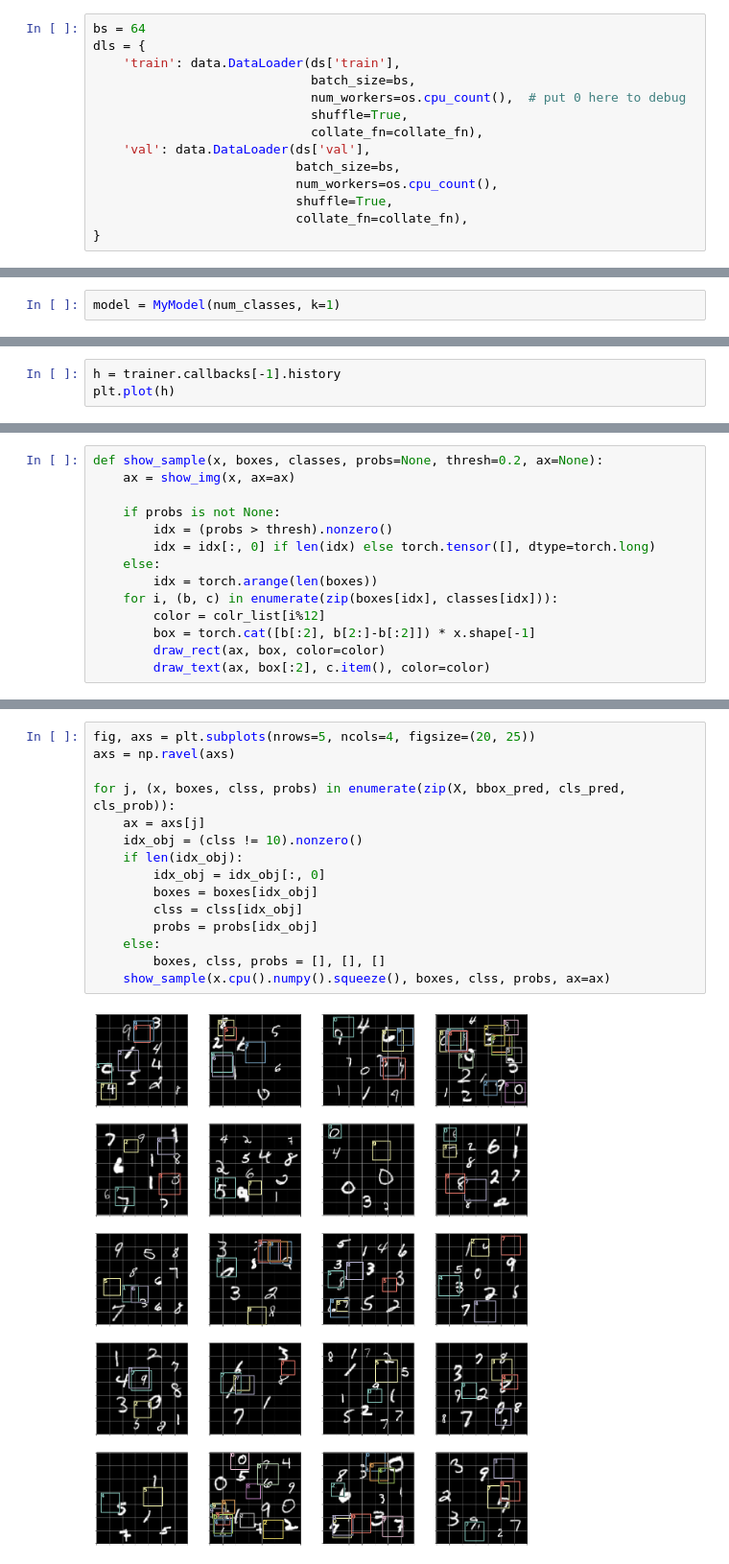
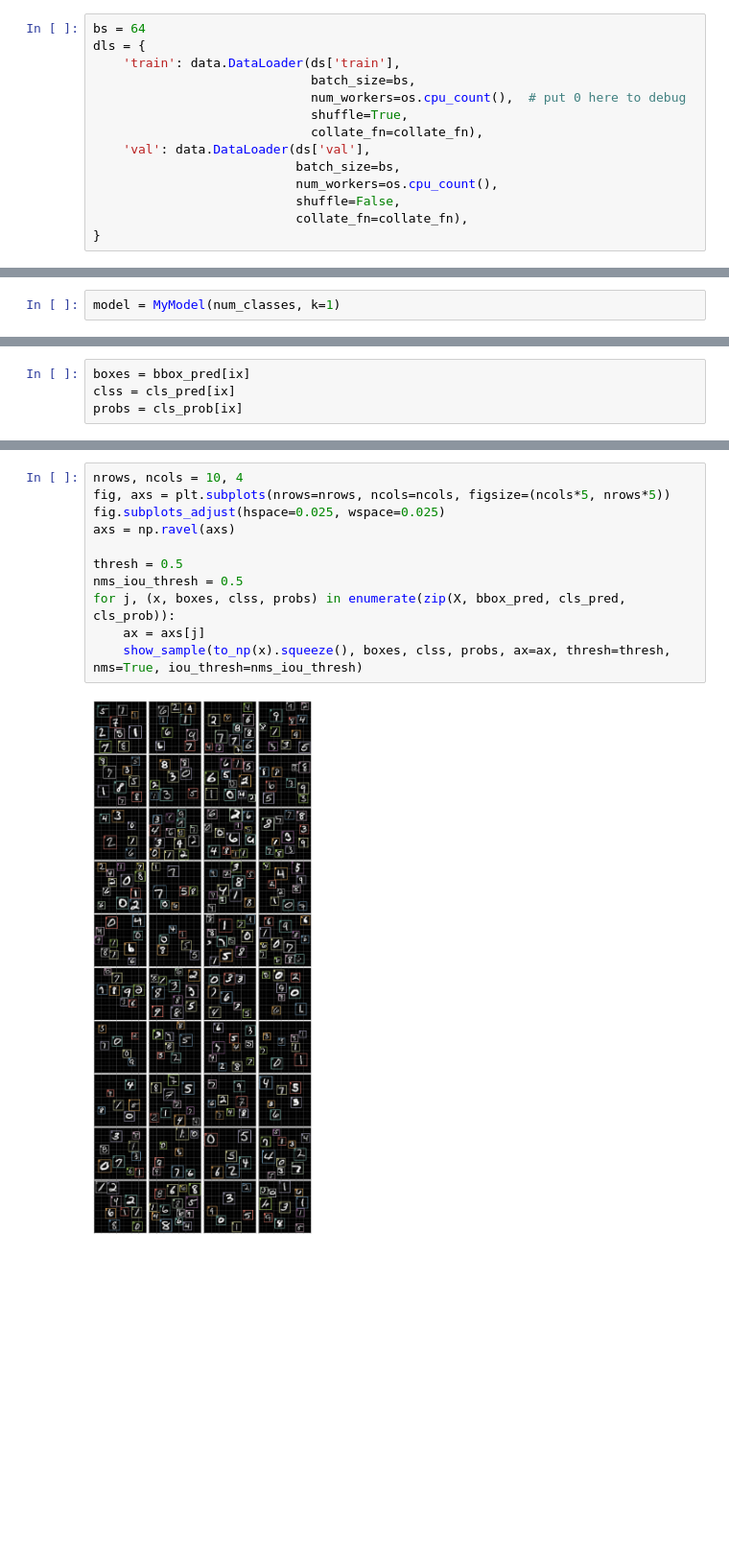
Before and after one commit to fabiocapsouza/ia376f, a Jupyter notebook: f116735-MNIST-SSD-fastai.ipynb, the cells around one changed output, grey strips where cells are left out. Shown at 96% size. Saved outputs shown, nothing was run; the diff lists cells and outputs as text; blank space fills up the shorter version.

```diff
--- a/f116735-MNIST-SSD-fastai.ipynb
+++ b/f116735-MNIST-SSD-fastai.ipynb
@@ -665,6 +791,6 @@ dls = {
     'val': data.DataLoader(ds['val'],
                            batch_size=bs,
                            num_workers=os.cpu_count(),
-                           shuffle=True,
+                           shuffle=False,
                            collate_fn=collate_fn),
 }
@@ -1175,3 +1492,0 @@ Best model was saved at epoch 22 with loss 1.94439: .models/ssd_fastai_focal_sgd
-# %%
-h = trainer.callbacks[-1].history
-plt.plot(h)
@@ -1296,14 +1541,0 @@ tensor([5, 1, 0, 9, 2, 4, 3, 4, 4, 8], device='cuda:0')
-# %%
-def show_sample(x, boxes, classes, probs=None, thresh=0.2, ax=None):
-    ax = show_img(x, ax=ax)
-
-    if probs is not None:
-        idx = (probs > thresh).nonzero()
-        idx = idx[:, 0] if len(idx) else torch.tensor([], dtype=torch.long)
-    else:
-        idx = torch.arange(len(boxes))
-    for i, (b, c) in enumerate(zip(boxes[idx], classes[idx])):
-        color = colr_list[i%12]
-        box = torch.cat([b[:2], b[2:]-b[:2]]) * x.shape[-1]
-        draw_rect(ax, box, color=color)
-        draw_text(ax, box[:2], c.item(), color=color)
@@ -1372 +1645,5 @@ boxes.shape, clss.shape, probs.shape
+# %%
+boxes = bbox_pred[ix]
+clss = cls_pred[ix]
+probs = cls_prob[ix]
 # %%
@@ -1376,17 +1699,13 @@ show_sample(X[ix].cpu().numpy().squeeze(), boxes, clss, probs=probs, thresh=0.2)
 # %%
-fig, axs = plt.subplots(nrows=5, ncols=4, figsize=(20, 25))
+nrows, ncols = 10, 4
+fig, axs = plt.subplots(nrows=nrows, ncols=ncols, figsize=(ncols*5, nrows*5))
+fig.subplots_adjust(hspace=0.025, wspace=0.025)
 axs = np.ravel(axs)
 
+thresh = 0.5
+nms_iou_thresh = 0.5
 for j, (x, boxes, clss, probs) in enumerate(zip(X, bbox_pred, cls_pred, cls_prob)):
     ax = axs[j]
-    idx_obj = (clss != 10).nonzero()
-    if len(idx_obj):
-        idx_obj = idx_obj[:, 0]
-        boxes = boxes[idx_obj]
-        clss = clss[idx_obj]
-        probs = probs[idx_obj]
-    else:
-        boxes, clss, probs = [], [], []
-    show_sample(x.cpu().numpy().squeeze(), boxes, clss, probs, ax=ax)
+    show_sample(to_np(x).squeeze(), boxes, clss, probs, ax=ax, thresh=thresh, nms=True, iou_thresh=nms_iou_thresh)
 # %% [output]
-[figure, old version]
+[figure, new version]
```
Also changed, not shown: parts of 109 cells of this notebook, 1 other file.
